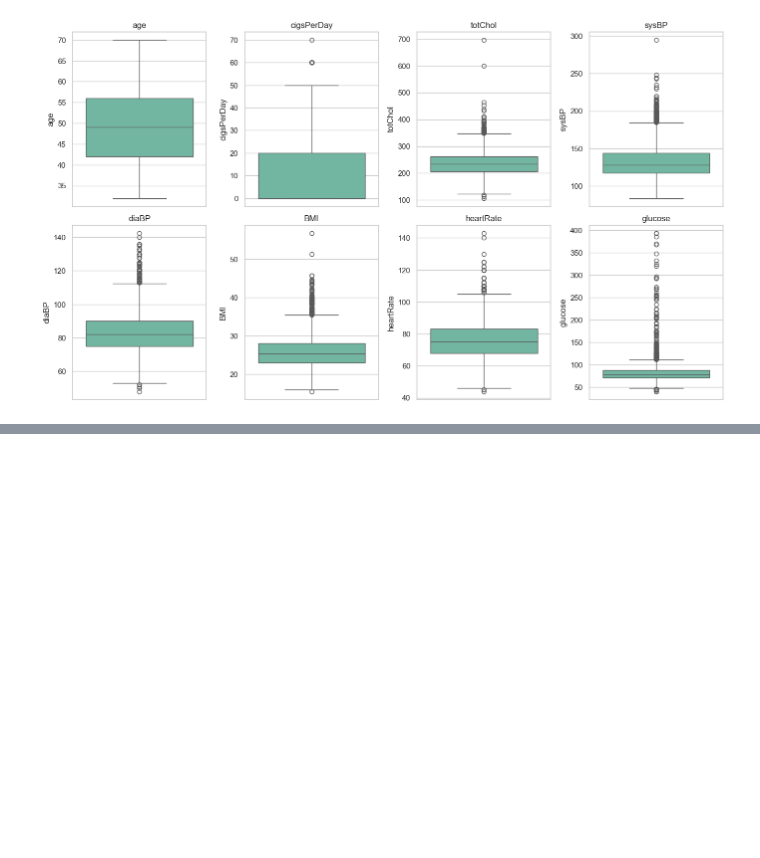
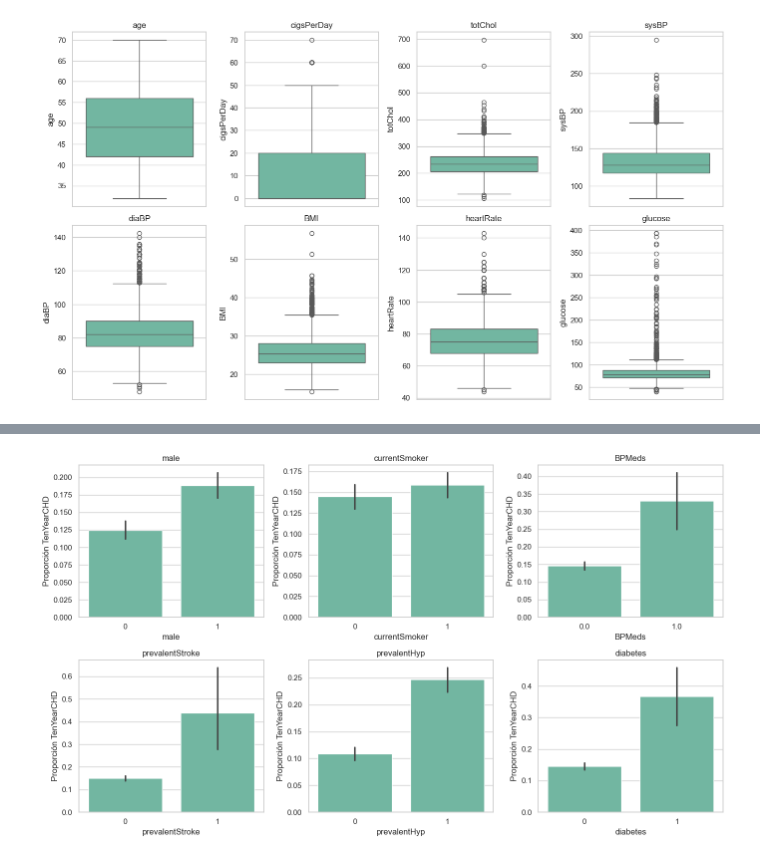
Before and after one commit to EthanEsic7/TrabajoEdaEthan, a Jupyter notebook: TrabajoIndividual_health_lifestyle_alum/EDA_FRAMINGHAM.ipynb, the cells around one changed output, grey strips where cells are left out. Cells and saved outputs as stored; diff of their text form; code cells hidden in the pictures; blank space fills up the shorter version.

```diff
--- a/TrabajoIndividual_health_lifestyle_alum/EDA_FRAMINGHAM.ipynb
+++ b/TrabajoIndividual_health_lifestyle_alum/EDA_FRAMINGHAM.ipynb
@@ -205,0 +295,16 @@ De momento no elimino nada ya que como antes he dicho pueden pertenecer a pacien
+# %%
+variables_riesgo = ["male", "currentSmoker", "BPMeds", "prevalentStroke", "prevalentHyp", "diabetes"]
+
+plt.figure(figsize=(14, 8))
+
+for i, col in enumerate(variables_riesgo, 1):
+    plt.subplot(2, 3, i)
+    sns.barplot(data=df, x=col, y="TenYearCHD")
+    plt.title(col)
+    plt.xlabel(col)
+    plt.ylabel("Proporción TenYearCHD")
+
+plt.tight_layout()
+plt.show()
+# %% [output]
+[figure, added]
```
Also changed, not shown: parts of 16 cells of this notebook.
